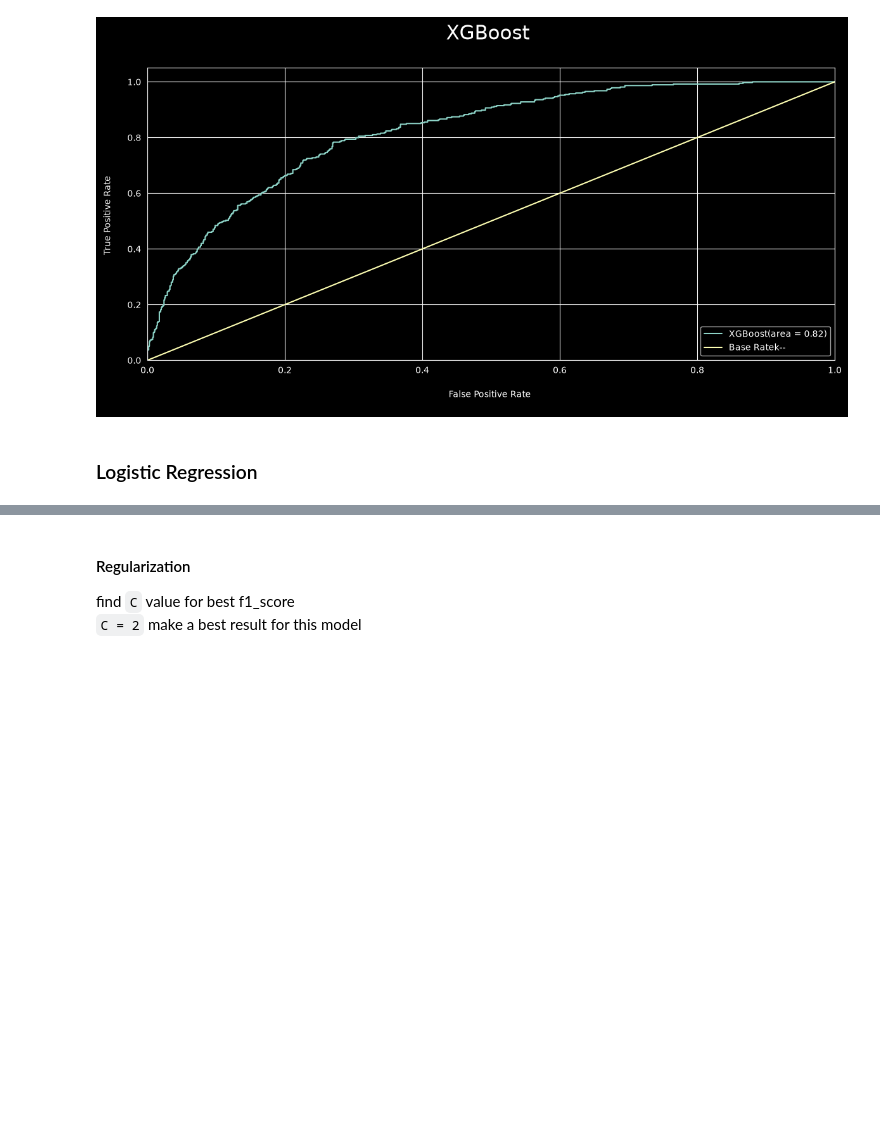
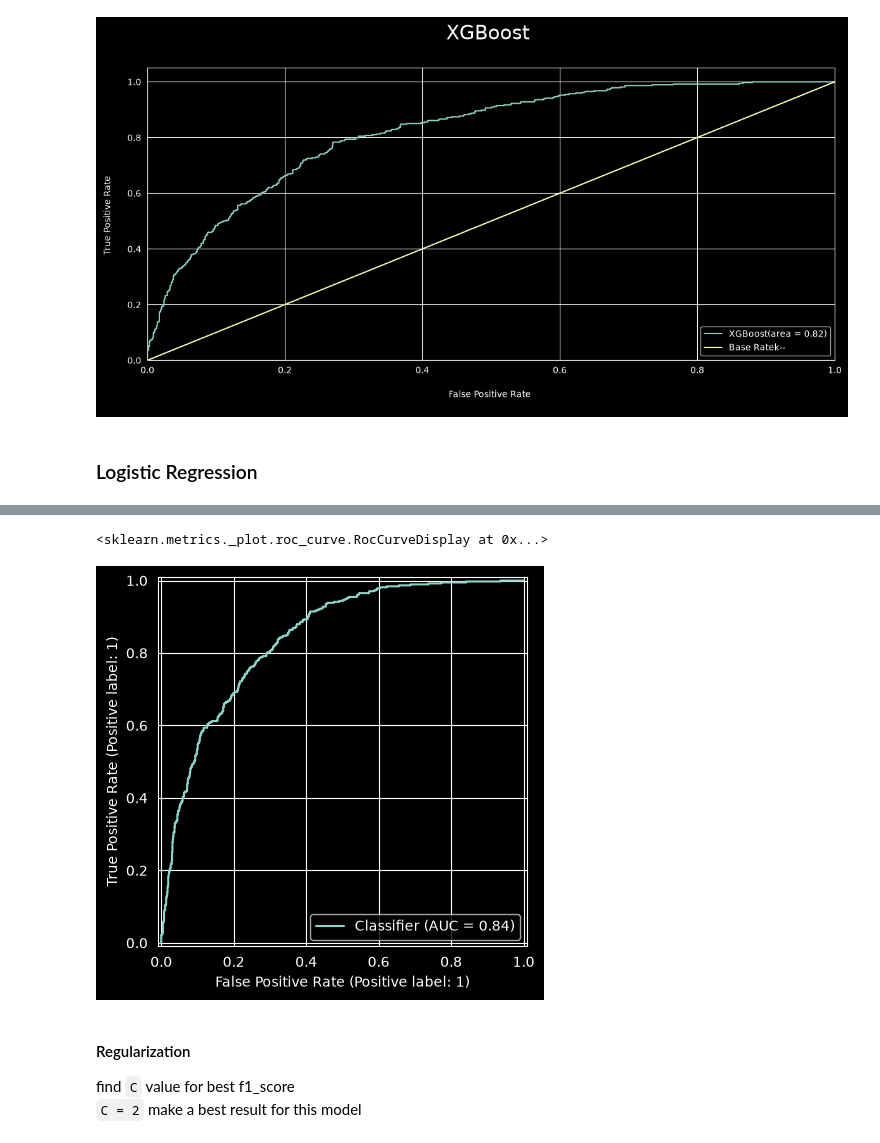
Before and after one commit to rzadrzi/customer_churn_analysis, a Jupyter notebook: customer_churn_analysis.ipynb, the cells around one changed output, grey strips where cells are left out. Cells and saved outputs as stored; diff of their text form; code cells hidden in the pictures; blank space fills up the shorter version.

```diff
--- a/customer_churn_analysis.ipynb
+++ b/customer_churn_analysis.ipynb
@@ -702,6 +721,9 @@ for i, j, k in zip(classifiers, model_names_, predictions):
 # %%
-# lr_prob = lr.predict_proba(X_test)[:,1]
-# RocCurveDisplay.from_predictions(y_test, lr_prob)
+lr_prob = lr.predict_proba(X_test)[:,1]
+RocCurveDisplay.from_predictions(y_test, lr_prob)
+# %% [output]
+<sklearn.metrics._plot.roc_curve.RocCurveDisplay at 0x...>
+[figure, added]
 # %% [markdown]
 #### Regularization
 find `C` value for best f1_score <br>
```
Also changed, not shown: parts of 15 cells of this notebook.
